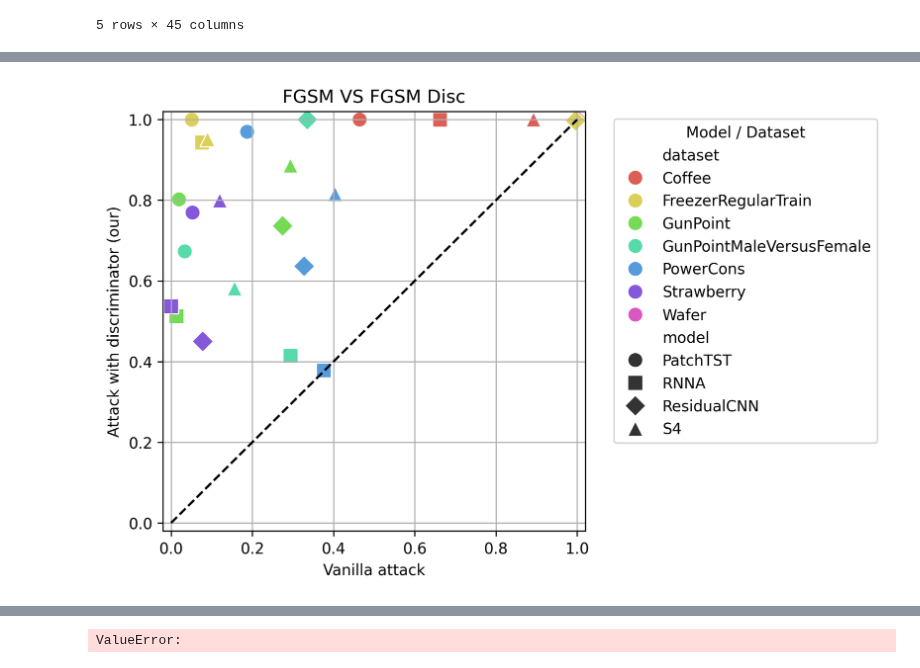
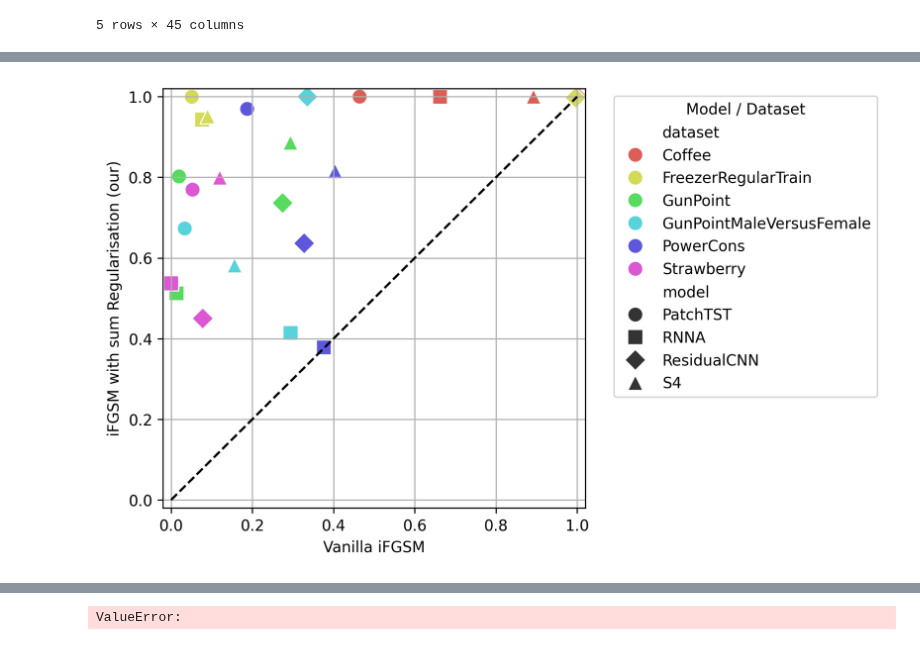
Before and after one commit to petrsokerin/Hidden_adversarial_attacks, a Jupyter notebook: notebooks/clearml_metrics.ipynb, the cells around one changed output, grey strips where cells are left out. Drawn from its saved outputs; the diff is of its cells as text; code cells hidden in the pictures.

Commit message:
add plots

```diff
--- a/notebooks/clearml_metrics.ipynb
+++ b/notebooks/clearml_metrics.ipynb
@@ -299,10 +297,11 @@ simba_iter_thr = 1200
 kll2_iter_thr = 350
 
 filter_start_point_mask = (metrics['EFF'] > eff_thr) | \
-    (((metrics['attack'].str.contains('fgsm')) |  (metrics['attack'].str.contains('pgd'))) & (metrics['iters'] >= pgd_fgsm_iter_thr)) | \
+    (((metrics['attack'].str.contains('fgsm')) | (metrics['attack'].str.contains('pgd'))) & (metrics['iters'] >= pgd_fgsm_iter_thr)) | \
     ((metrics['attack'].str.contains('simba')) & (metrics['iters'] >= simba_iter_thr)) | \
     ((metrics['attack'].str.contains('kll2')) & (metrics['iters'] >= kll2_iter_thr))
 
+filter_start_point_mask = filter_start_point_mask & (metrics['dataset'] != 'Wafer')
 grouped_data = metrics[filter_start_point_mask].groupby(by=['dataset', 'model', 'attack'], as_index=False).agg({metric_name: max})
 agg_data = grouped_data.pivot(index=['dataset', 'model'], columns='attack', values=metric_name).reset_index()
 # agg_data = agg_data.dropna(subset=['fgsm', 'fgsm_disc'])
@@ -505,4 +517,4 @@ plot_data
 # %%
-draw_scatter_pair_metrics(agg_data, 'fgsm', 'fgsm_disc', x_col_name='Vanilla attack', y_col_name='Attack with discriminator (our)', title='FGSM VS FGSM Disc')
+draw_scatter_pair_metrics(agg_data, 'fgsm', 'fgsm_disc', x_col_name='Vanilla iFGSM', y_col_name='iFGSM with sum Regularisation (our)', title='')
 # %% [output]
-[figure, old version]
+[figure, new version]
```
Also changed, not shown: parts of 23 cells of this notebook.
